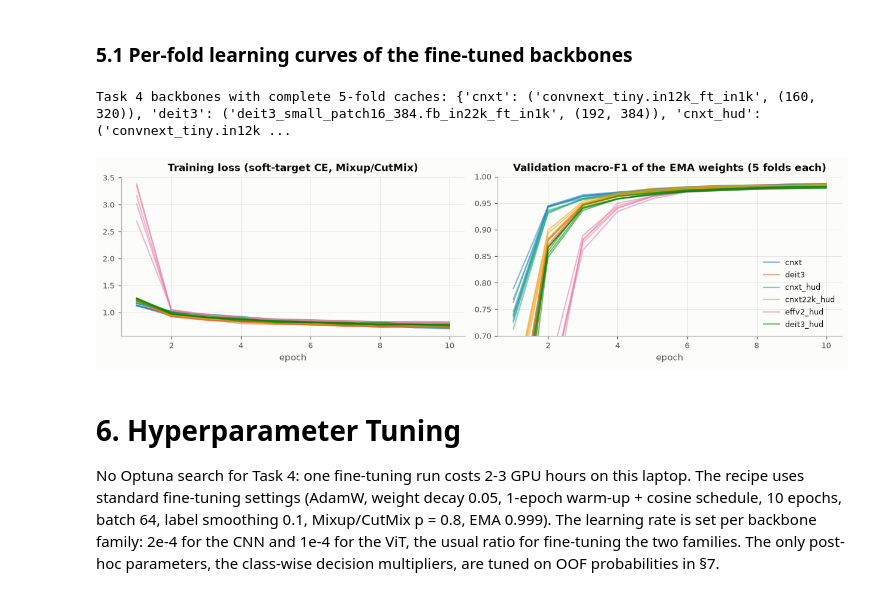
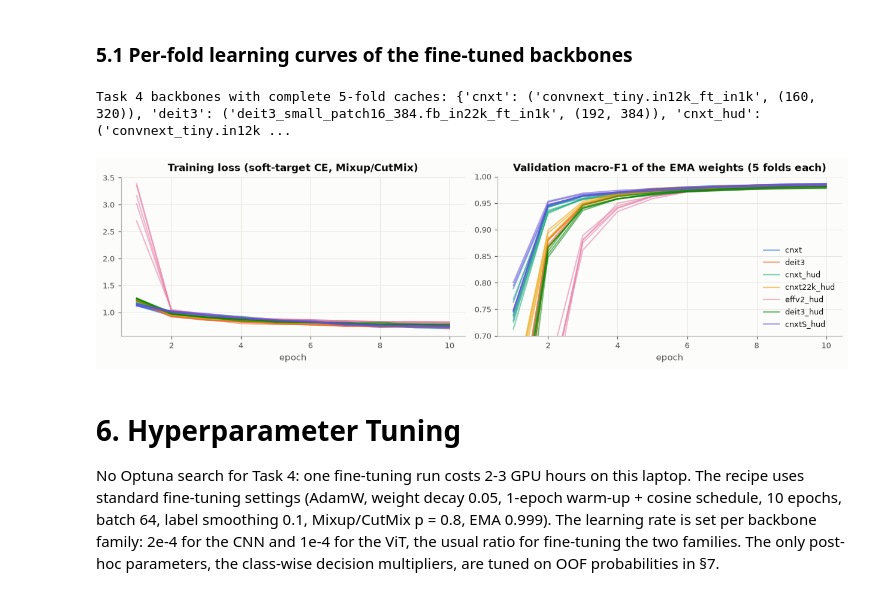
Before and after one commit to Menelaus122/cpe342-kaggle-ML007, a Jupyter notebook: task4/task4.ipynb, the cells around one changed output. Drawn from its saved outputs; the diff is of its cells as text; code cells hidden in the pictures.

```diff
--- a/task4/task4.ipynb
+++ b/task4/task4.ipynb
@@ -200,34 +200,36 @@ T4_BACKBONES = {   # tag -> (timm model, input HxW) as trained by scripts/train_
     "cnxt": ("convnext_tiny.in12k_ft_in1k", (160, 320)),
     "deit3": ("deit3_small_patch16_384.fb_in22k_ft_in1k", (192, 384)),
     # round 19: the same recipe with HUD dropout (--p-hud 0.5), four backbones
     "cnxt_hud": ("convnext_tiny.in12k_ft_in1k", (160, 320)),
     "cnxt22k_hud": ("convnext_tiny.fb_in22k", (160, 320)),
     "effv2_hud": ("tf_efficientnetv2_s.in21k_ft_in1k", (160, 320)),
     "deit3_hud": ("deit3_small_patch16_384.fb_in22k_ft_in1k", (192, 384)),
+    # round 21: a larger HUD-dropout ConvNeXt (trained with --grad-ckpt to fit an 8 GB GPU)
+    "cnxtS_hud": ("convnext_small.in12k_ft_in1k", (160, 320)),
 }
 fold_done = lambda tag: all((C.PRED_DIR / f"t4_{tag}_fold{f}.npz").exists() for f in range(N_FOLDS))
 if not fold_done("cnxt") and RUN_T4_TRAINING:
     subprocess.run([sys.executable, "-u", "scripts/train_task4.py", "--model", T4_BACKBONES["cnxt"][0],
                     "--tag", "cnxt", "--epochs", "10"], check=True)
 T4_TAGS = [tag for tag in T4_BACKBONES if fold_done(tag)]
 assert "cnxt" in T4_TAGS, "Task 4 fold caches missing (run scripts/train_task4.py or set RUN_T4_TRAINING=True)"
 print("Task 4 backbones with complete 5-fold caches:", {t: T4_BACKBONES[t] for t in T4_TAGS})
 
 log_dir = C.OUT / "logs"
 fig, axes = plt.subplots(1, 2, figsize=(11.5, 3.3))
 for j, tag in enumerate(T4_TAGS):
     for f in range(N_FOLDS):
         h = pd.DataFrame(json.loads((log_dir / f"t4_{tag}_fold{f}_history.json").read_text()))
         lab = tag if f == 0 else None
         axes[0].plot(h.epoch + 1, h.loss, color=CAT[j], alpha=0.55, lw=1.4, label=lab)
         axes[1].plot(h.epoch + 1, h.val_f1, color=CAT[j], alpha=0.55, lw=1.4, label=lab)
 axes[0].set_title("Training loss (soft-target CE, Mixup/CutMix)"); axes[0].set_xlabel("epoch")
 axes[1].set_title("Validation macro-F1 of the EMA weights (5 folds each)"); axes[1].set_xlabel("epoch"); axes[1].set_ylim(0.7, 1.0)
 axes[1].legend(loc="lower right")
 plt.tight_layout(); savefig(fig, "t4_curves"); plt.show()
 # %% [output]
 Task 4 backbones with complete 5-fold caches: {'cnxt': ('convnext_tiny.in12k_ft_in1k', (160, 320)), 'deit3': ('deit3_small_patch16_384.fb_in22k_ft_in1k', (192, 384)), 'cnxt_hud': ('convnext_tiny.in12k ...
-[figure, old version]
+[figure, new version]
 # %% [markdown]
 <a id="6"></a>
 # 6. Hyperparameter Tuning
```
Also changed, not shown: parts of 6 cells of this notebook, 27 other files.
